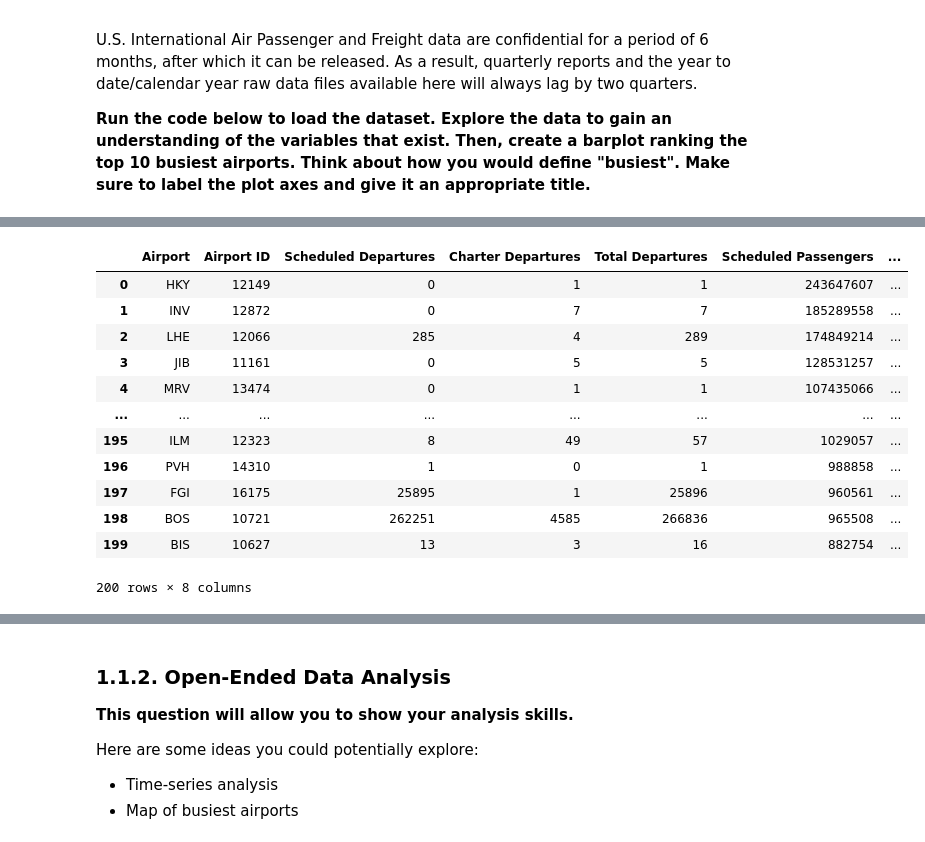
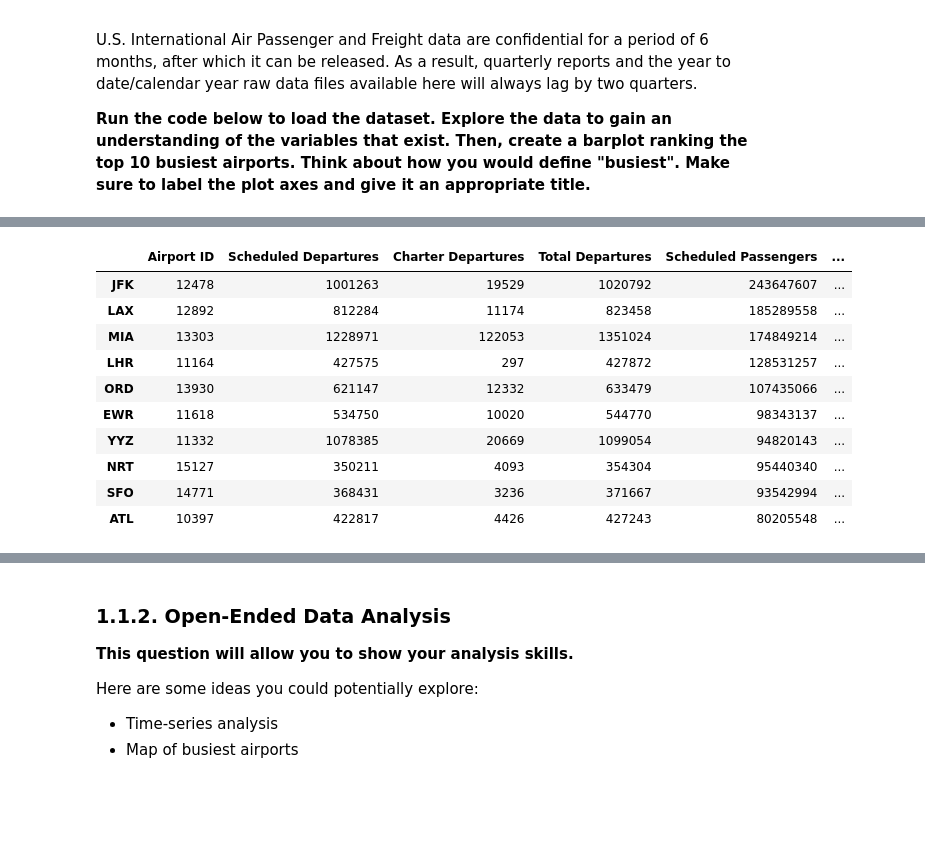
Before and after one commit to Freddy-Y/HDAG-Technical-Deliverable, a Jupyter notebook: F25_HDAG_Deliverable_Case_Team_Analyst.ipynb, the cells around one changed output, grey strips where cells are left out. Cells and saved outputs as stored; diff of their text form; code cells hidden in the pictures; blank space fills up the shorter version.

```diff
--- a/F25_HDAG_Deliverable_Case_Team_Analyst.ipynb
+++ b/F25_HDAG_Deliverable_Case_Team_Analyst.ipynb
@@ -294,17 +141,15 @@ dtype: float64
 # %%
-top_ten_passengers = busiest_airports.sort_values(by="Total Passengers", axis=0, ascending=False, ignore_index=True).loc[0:199]
-top_ten_passengers.head(200)
+top_ten_by_passengers = busiest_airports.sort_values(by="Total Passengers", axis=0, ascending=False).head(10)
+top_ten_by_passengers.head(10)
 # %% [output]
-|  | Airport | Airport ID | Scheduled Departures | Charter Departures | Total Departures | Scheduled Passengers | ... |
-| 0 | HKY | 12149 | 0 | 1 | 1 | 243647607 | ... |
-| 1 | INV | 12872 | 0 | 7 | 7 | 185289558 | ... |
-| 2 | LHE | 12066 | 285 | 4 | 289 | 174849214 | ... |
-| 3 | JIB | 11161 | 0 | 5 | 5 | 128531257 | ... |
-| 4 | MRV | 13474 | 0 | 1 | 1 | 107435066 | ... |
-| ... | ... | ... | ... | ... | ... | ... | ... |
-| 195 | ILM | 12323 | 8 | 49 | 57 | 1029057 | ... |
-| 196 | PVH | 14310 | 1 | 0 | 1 | 988858 | ... |
-| 197 | FGI | 16175 | 25895 | 1 | 25896 | 960561 | ... |
-| 198 | BOS | 10721 | 262251 | 4585 | 266836 | 965508 | ... |
-| 199 | BIS | 10627 | 13 | 3 | 16 | 882754 | ... |
+|  | Airport ID | Scheduled Departures | Charter Departures | Total Departures | Scheduled Passengers | ... |
+| JFK | 12478 | 1001263 | 19529 | 1020792 | 243647607 | ... |
+| LAX | 12892 | 812284 | 11174 | 823458 | 185289558 | ... |
+| MIA | 13303 | 1228971 | 122053 | 1351024 | 174849214 | ... |
+| LHR | 11164 | 427575 | 297 | 427872 | 128531257 | ... |
+| ORD | 13930 | 621147 | 12332 | 633479 | 107435066 | ... |
+| EWR | 11618 | 534750 | 10020 | 544770 | 98343137 | ... |
+| YYZ | 11332 | 1078385 | 20669 | 1099054 | 94820143 | ... |
+| NRT | 15127 | 350211 | 4093 | 354304 | 95440340 | ... |
+| SFO | 14771 | 368431 | 3236 | 371667 | 93542994 | ... |
+| ATL | 10397 | 422817 | 4426 | 427243 | 80205548 | ... |
-200 rows × 8 columns
```
Also changed, not shown: parts of 11 cells of this notebook.
